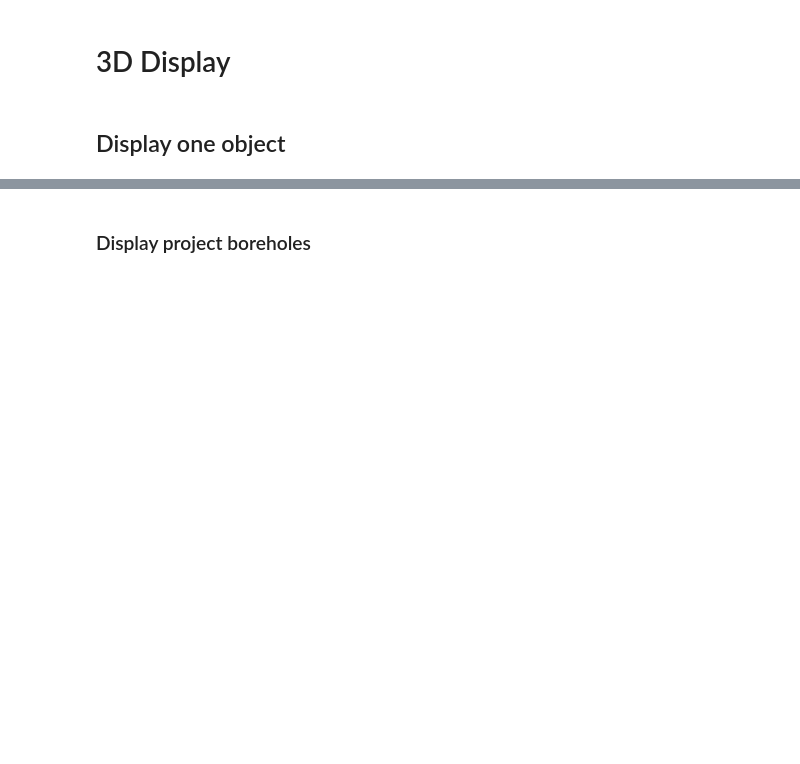
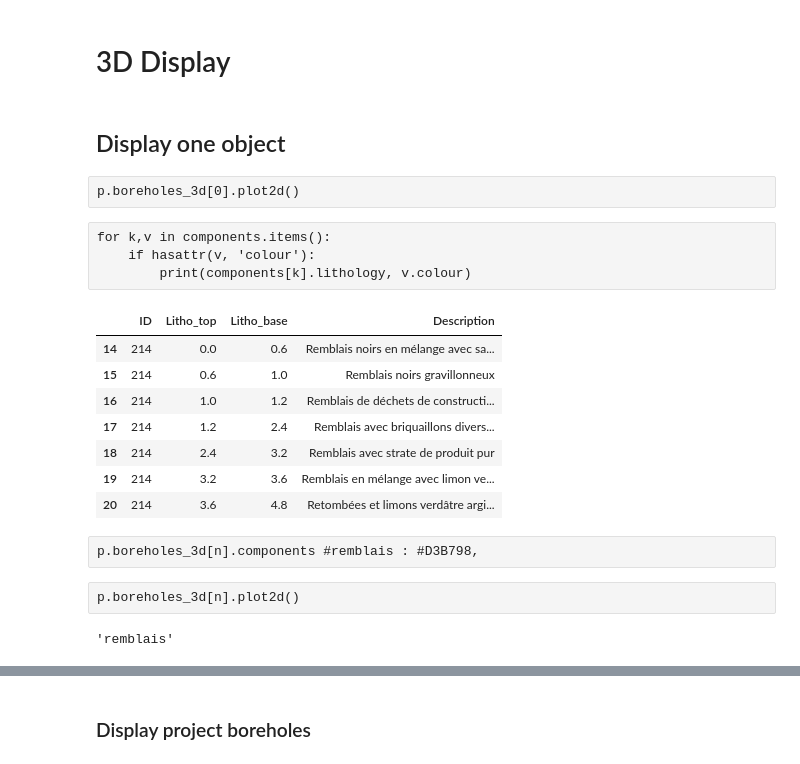
Before and after one commit to kaufmanno/GSDMA, a Jupyter notebook: playground/TFE_test/Boreholes_representation-Copy1.ipynb, the cells around one changed output, grey strips where cells are left out. Drawn from its saved outputs; the diff is of its cells as text; code cells hidden in the pictures; blank space fills up the shorter version.

```diff
--- a/playground/TFE_test/Boreholes_representation-Copy1.ipynb
+++ b/playground/TFE_test/Boreholes_representation-Copy1.ipynb
@@ -322,5 +298,29 @@ session.close()
 # %%
 bh = p.boreholes_3d
 #print(bh.name, '\n', bh.intervals) # problem with top and base position --> kind of overlaying
+# %% [raw]
+p.boreholes_3d[0].plot2d()
+# %% [raw]
+for k,v in components.items():
+    if hasattr(v, 'colour'):
+        print(components[k].lithology, v.colour)
+# %%
+n = 2
+df.query(f'ID=="{p.boreholes_3d[n].name}"')[['ID', 'Litho_top', 'Litho_base', 'Description']]
+# %% [output]
+|  | ID | Litho_top | Litho_base | Description |
+| 14 | 214 | 0.0 | 0.6 | Remblais noirs en mélange avec sa... |
+| 15 | 214 | 0.6 | 1.0 | Remblais noirs gravillonneux |
+| 16 | 214 | 1.0 | 1.2 | Remblais de déchets de constructi... |
+| 17 | 214 | 1.2 | 2.4 | Remblais avec briquaillons divers... |
+| 18 | 214 | 2.4 | 3.2 | Remblais avec strate de produit pur |
+| 19 | 214 | 3.2 | 3.6 | Remblais en mélange avec limon ve... |
+| 20 | 214 | 3.6 | 4.8 | Retombées et limons verdâtre argi... |
+# %% [raw]
+p.boreholes_3d[n].components #remblais : #D3B798,
+# %% [raw]
+p.boreholes_3d[n].plot2d()
 # %%
-p.boreholes_3d[0].plot2d()
+p.boreholes_3d[n].intervals[0].components[0].lithology #components
+# %% [output]
+'remblais'
```
Also changed, not shown: parts of 45 cells of this notebook, 2 other files.
